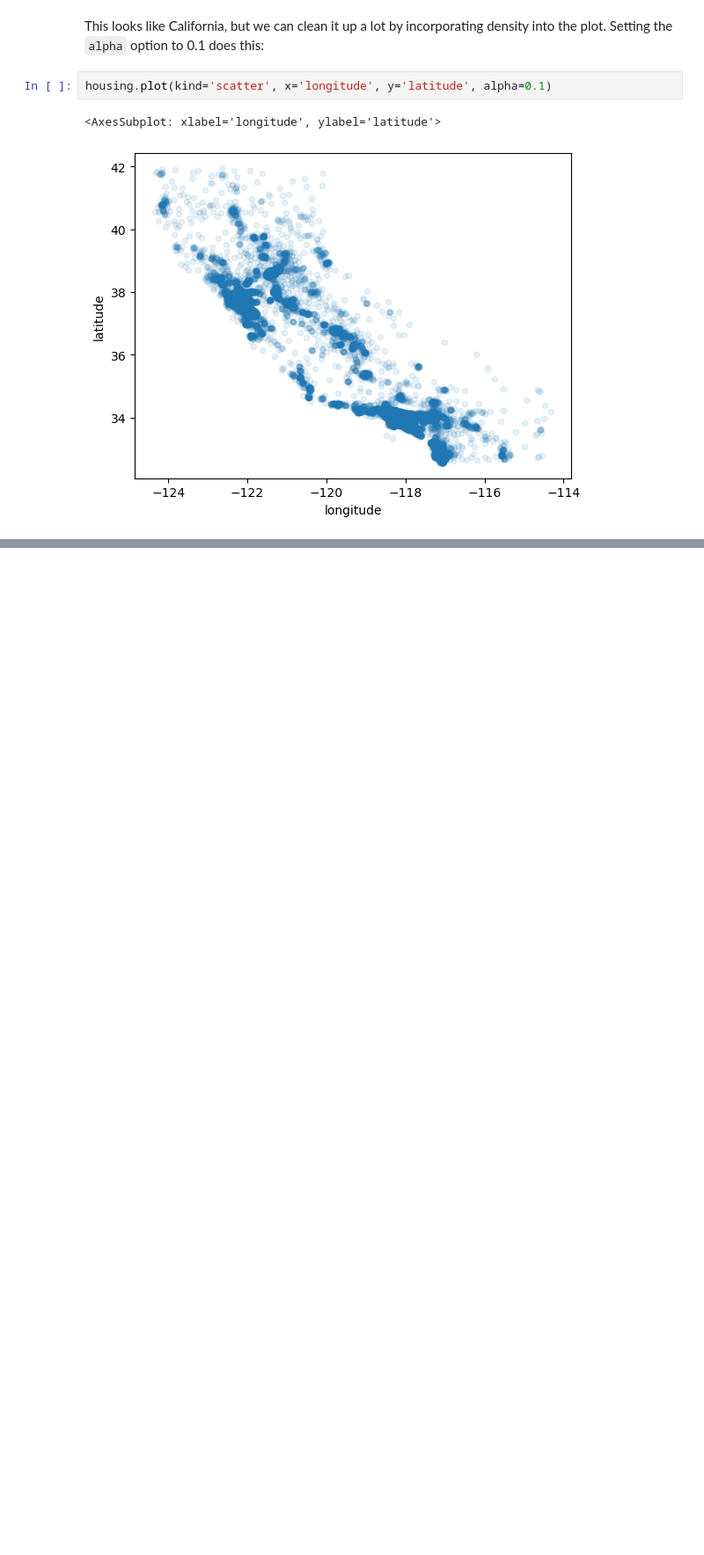
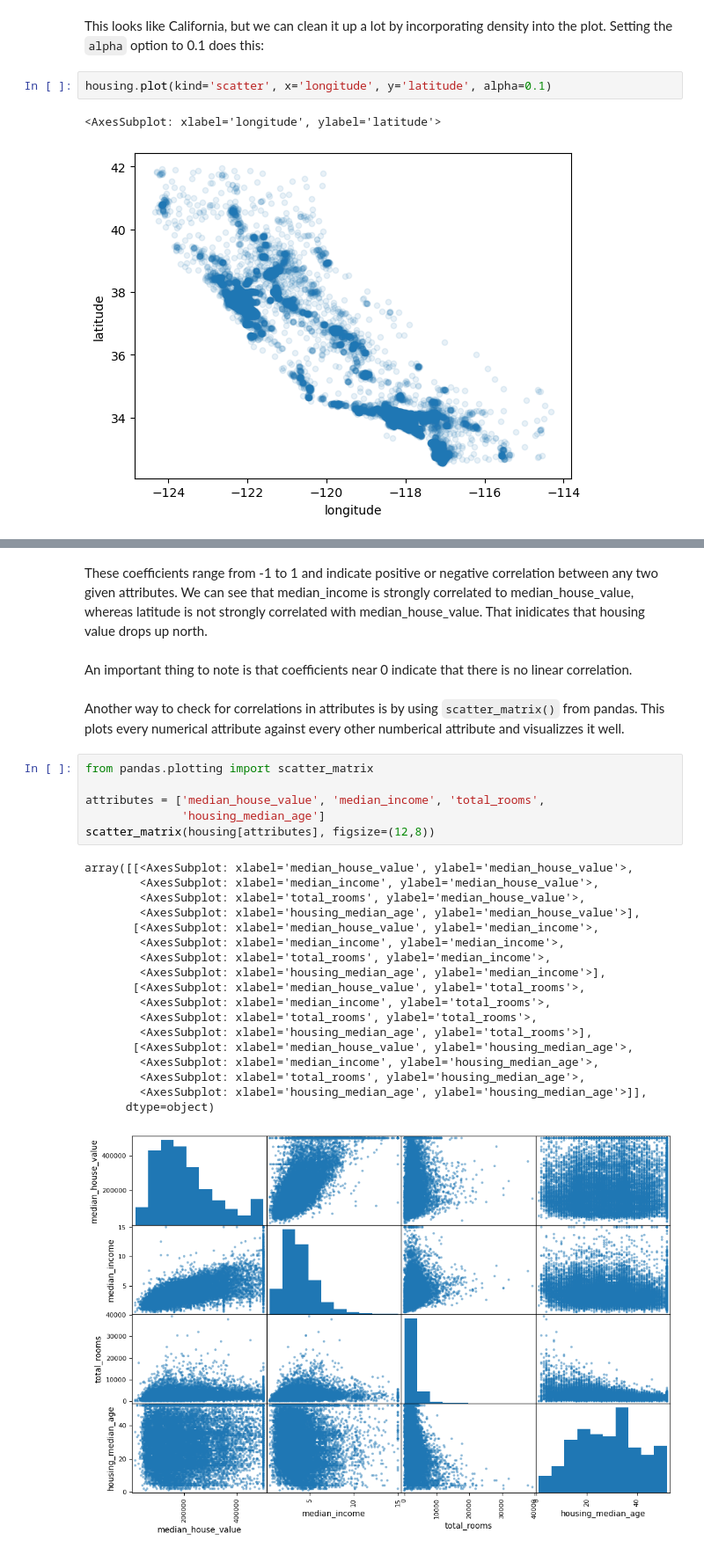
Before and after one commit to eriksandoval-py/machine-learning-examples, a Jupyter notebook: housing.ipynb, the cells around one changed output, grey strips where cells are left out. Shown at 88% size. Cells and saved outputs as stored; diff of their text form; blank space fills up the shorter version.

```diff
--- a/housing.ipynb
+++ b/housing.ipynb
@@ -190,0 +223,31 @@ housing.plot(kind='scatter', x='longitude', y='latitude', alpha=0.1)
+# %% [markdown]
+These coefficients range from -1 to 1 and indicate positive or negative correlation between any two given attributes. We can see that median_income is strongly correlated to median_house_value, whereas latitude is not strongly correlated with median_house_value. That inidicates that housing value drops up north.
+# %% [markdown]
+An important thing to note is that coefficients near 0 indicate that there is no linear correlation.
+# %% [markdown]
+Another way to check for correlations in attributes is by using `scatter_matrix()` from pandas. This plots every numerical attribute against every other numberical attribute and visualizzes it well.
+# %%
+from pandas.plotting import scatter_matrix
+
+attributes = ['median_house_value', 'median_income', 'total_rooms',
+              'housing_median_age']
+scatter_matrix(housing[attributes], figsize=(12,8))
+# %% [output]
+array([[<AxesSubplot: xlabel='median_house_value', ylabel='median_house_value'>,
+        <AxesSubplot: xlabel='median_income', ylabel='median_house_value'>,
+        <AxesSubplot: xlabel='total_rooms', ylabel='median_house_value'>,
+        <AxesSubplot: xlabel='housing_median_age', ylabel='median_house_value'>],
+       [<AxesSubplot: xlabel='median_house_value', ylabel='median_income'>,
+        <AxesSubplot: xlabel='median_income', ylabel='median_income'>,
+        <AxesSubplot: xlabel='total_rooms', ylabel='median_income'>,
+        <AxesSubplot: xlabel='housing_median_age', ylabel='median_income'>],
+       [<AxesSubplot: xlabel='median_house_value', ylabel='total_rooms'>,
+        <AxesSubplot: xlabel='median_income', ylabel='total_rooms'>,
+        <AxesSubplot: xlabel='total_rooms', ylabel='total_rooms'>,
+        <AxesSubplot: xlabel='housing_median_age', ylabel='total_rooms'>],
+       [<AxesSubplot: xlabel='median_house_value', ylabel='housing_median_age'>,
+        <AxesSubplot: xlabel='median_income', ylabel='housing_median_age'>,
+        <AxesSubplot: xlabel='total_rooms', ylabel='housing_median_age'>,
+        <AxesSubplot: xlabel='housing_median_age', ylabel='housing_median_age'>]],
+      dtype=object)
+[figure, added]
```
Also changed, not shown: parts of 26 cells of this notebook.
